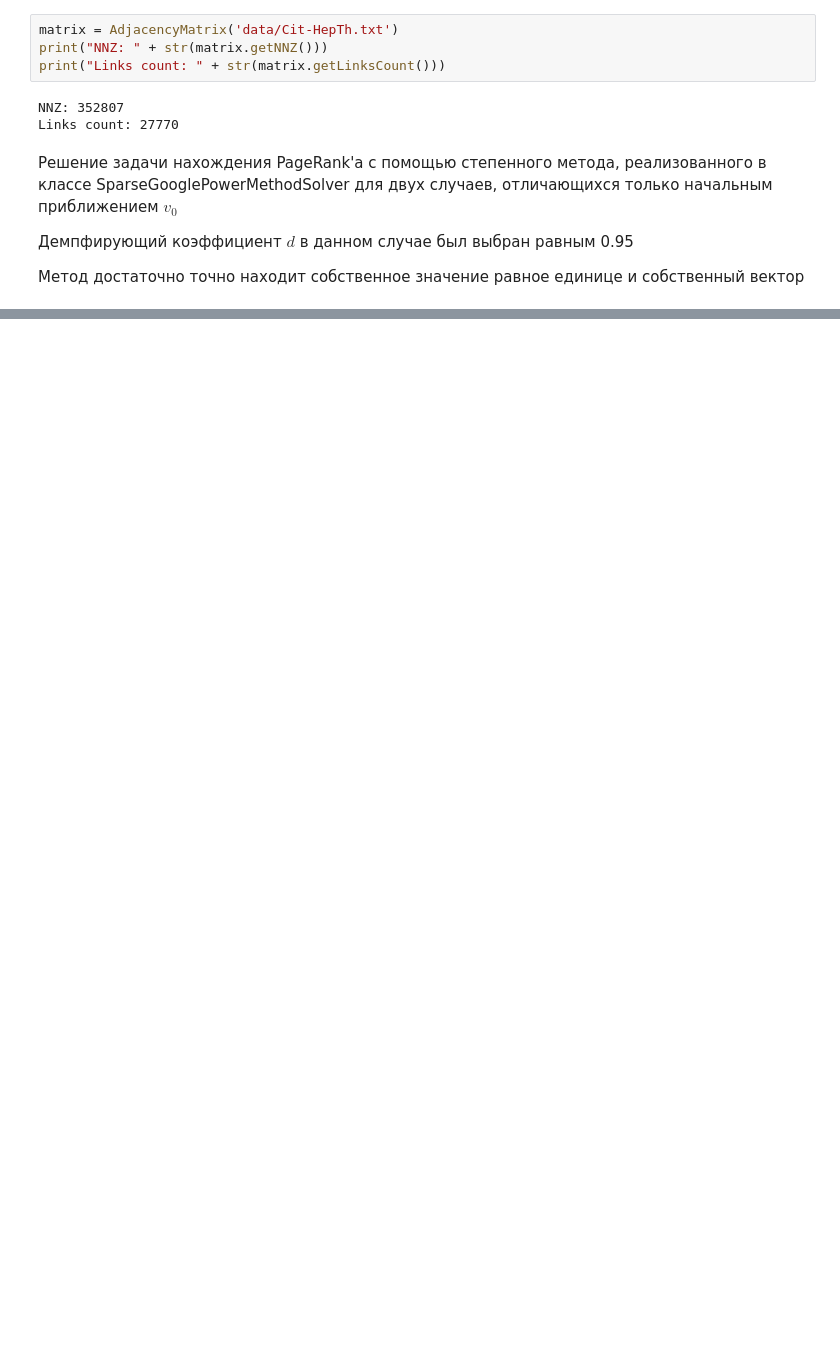
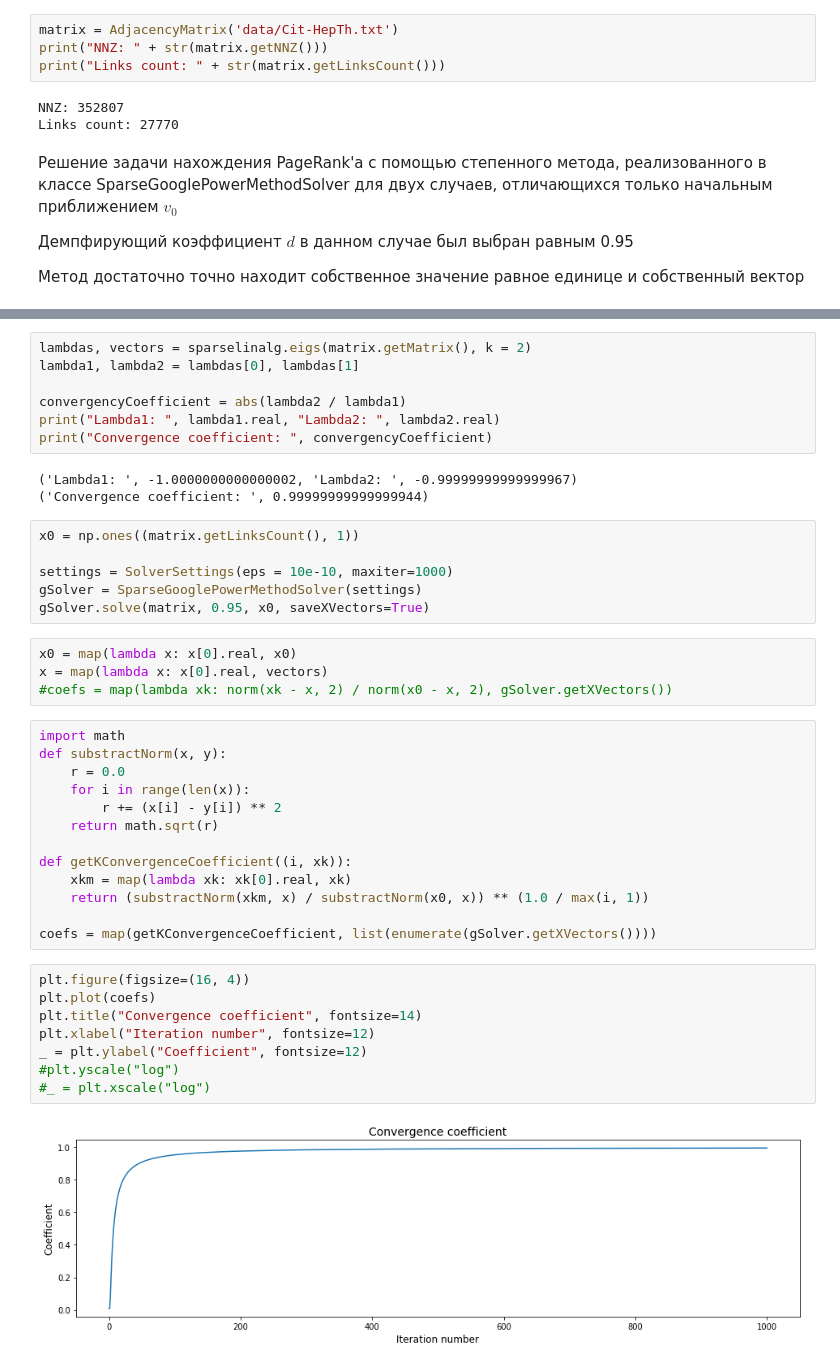
Before and after one commit to bvdmitri/ml-course, a Jupyter notebook: 02.homework/Task 2.ipynb, the cells around one changed output, grey strips where cells are left out. Drawn from its saved outputs; the diff is of its cells as text; blank space fills up the shorter version.

```diff
--- a/02.homework/Task 2.ipynb
+++ b/02.homework/Task 2.ipynb
@@ -354,0 +371,43 @@ Top 10 by page rank
+# %%
+lambdas, vectors = sparselinalg.eigs(matrix.getMatrix(), k = 2)
+lambda1, lambda2 = lambdas[0], lambdas[1]
+
+convergencyCoefficient = abs(lambda2 / lambda1)
+print("Lambda1: ", lambda1.real, "Lambda2: ", lambda2.real)
+print("Convergence coefficient: ", convergencyCoefficient)
+# %% [output]
+('Lambda1: ', -1.0000000000000002, 'Lambda2: ', -0.99999999999999967)
+('Convergence coefficient: ', 0.99999999999999944)
+# %%
+x0 = np.ones((matrix.getLinksCount(), 1))
+
+settings = SolverSettings(eps = 10e-10, maxiter=1000)
+gSolver = SparseGooglePowerMethodSolver(settings)
+gSolver.solve(matrix, 0.95, x0, saveXVectors=True)
+# %%
+x0 = map(lambda x: x[0].real, x0)
+x = map(lambda x: x[0].real, vectors)
+#coefs = map(lambda xk: norm(xk - x, 2) / norm(x0 - x, 2), gSolver.getXVectors())
+# %%
+import math
+def substractNorm(x, y):
+    r = 0.0
+    for i in range(len(x)):
+        r += (x[i] - y[i]) ** 2
+    return math.sqrt(r)
+
+def getKConvergenceCoefficient((i, xk)):
+    xkm = map(lambda xk: xk[0].real, xk)
+    return (substractNorm(xkm, x) / substractNorm(x0, x)) ** (1.0 / max(i, 1))
+
+coefs = map(getKConvergenceCoefficient, list(enumerate(gSolver.getXVectors())))
+# %%
+plt.figure(figsize=(16, 4))
+plt.plot(coefs)
+plt.title("Convergence coefficient", fontsize=14)
+plt.xlabel("Iteration number", fontsize=12)
+_ = plt.ylabel("Coefficient", fontsize=12)
+#plt.yscale("log")
+#_ = plt.xscale("log")
+# %% [output]
+[figure, added]
```
Also changed, not shown: parts of 9 cells of this notebook.
